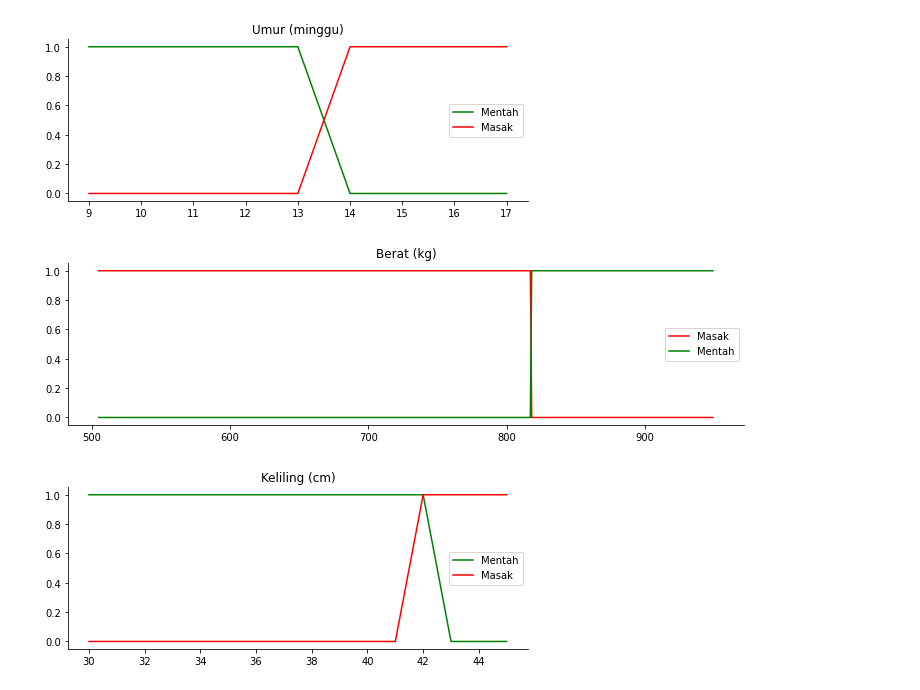
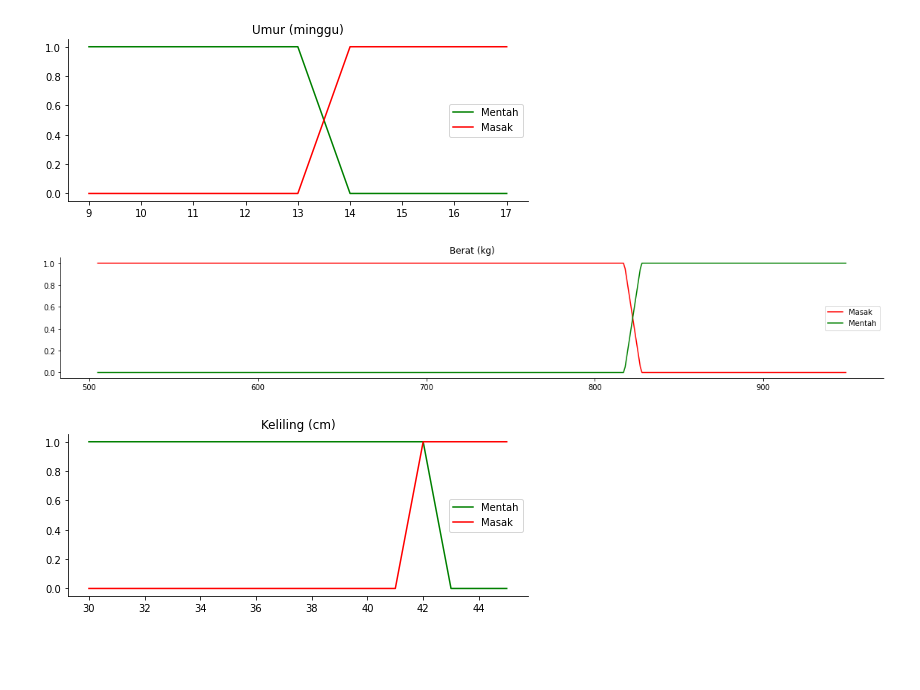
Before and after one commit to kicap1992/pengujian_fuzzy, a Jupyter notebook: pengujian_fuzzy.ipynb, the cells around one changed output. Cells and saved outputs as stored; diff of their text form; code cells hidden in the pictures; blank space fills up the shorter version.

```diff
--- a/pengujian_fuzzy.ipynb
+++ b/pengujian_fuzzy.ipynb
@@ -100,7 +171,7 @@ import skfuzzy as fuzz
 import matplotlib.pyplot as plt
 
 def RangeSubjektif(_low, _high, _step):
-    subjektif = np.arange(_low, _high , _step)
+    subjektif =  np.arange(_low, _high , _step)
     return subjektif
 
 def FuzzyShow(_rule, _range_subjektif, _title):
@@ -128,7 +199,7 @@ def FuzzyShow1(_rule, _range_subjektif, _title):
     lo = fuzz.trapmf(_range_subjektif, _rule[0])
     hi = fuzz.trapmf(_range_subjektif, _rule[1])
 
-    fig,ax = plt.subplots(nrows=1, figsize=(10,3))
+    fig,ax = plt.subplots(nrows=1, figsize=(16,3))
     ax.plot(_range_subjektif, lo, 'r' , linewidth = 1.5 , label= "Masak")
     ax.plot(_range_subjektif, hi, 'g' , linewidth = 1.5 , label= "Mentah")
 
@@ -159,13 +230,13 @@ lo_usia , hi_usia = FuzzyShow(r_usia , x_usia, 'Umur (minggu)')
 # %%
 x_berat = RangeSubjektif(min_berat , max_berat , 1)
 r_berat = np.array([
-    [min_berat,min_berat,mid_berat,mid_berat],
-    [mid_berat,mid_berat,max_berat,max_berat]
+    [min_berat,min_berat,mid_berat,mid_berat+10],
+    [mid_berat,mid_berat+10,max_berat,max_berat]
 ])
 
 lo_berat , hi_berat = FuzzyShow1(r_berat , x_berat, 'Berat (kg)')
 # %% [output]
-[figure, old version]
+[figure, new version]
 # %%
 x_keliling = RangeSubjektif(min_keliling , max_keliling , 1)
 r_keliling = np.array([
```
Also changed, not shown: parts of 13 cells of this notebook, 3 other files.
